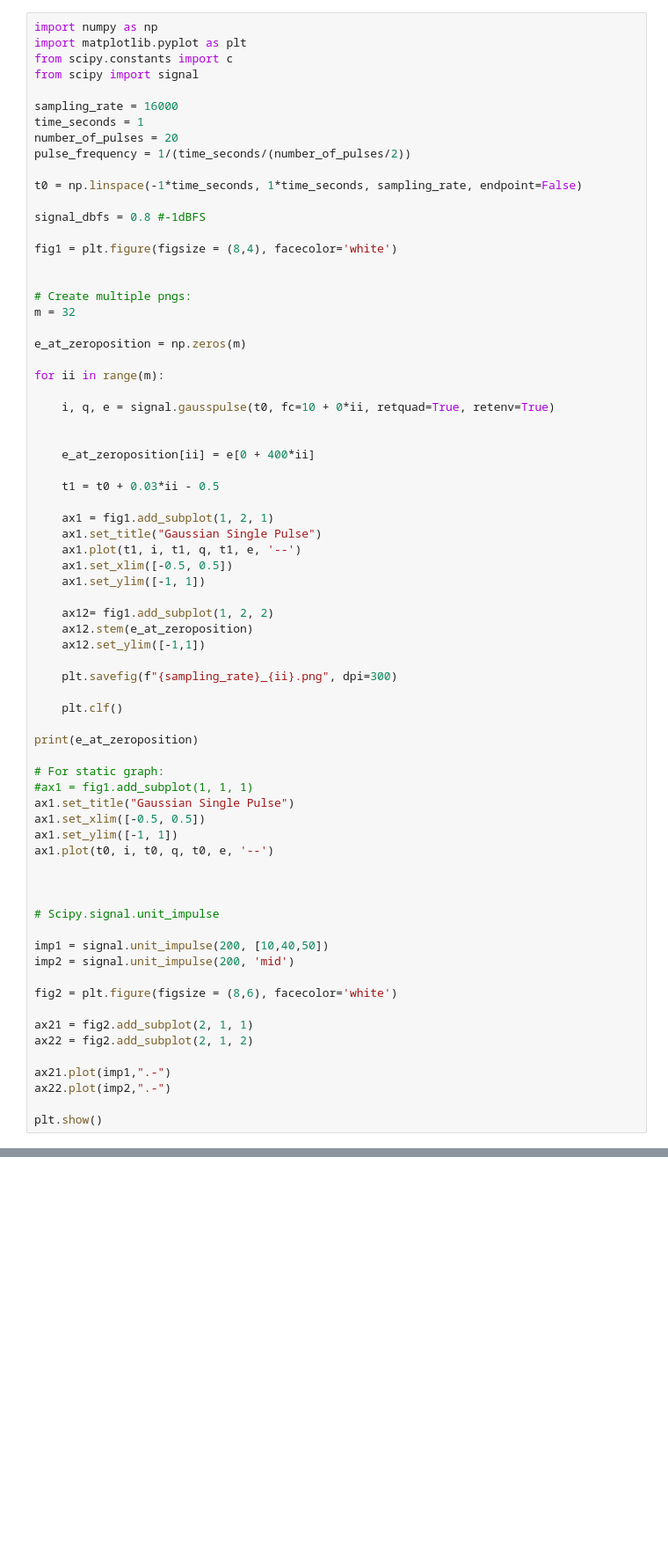
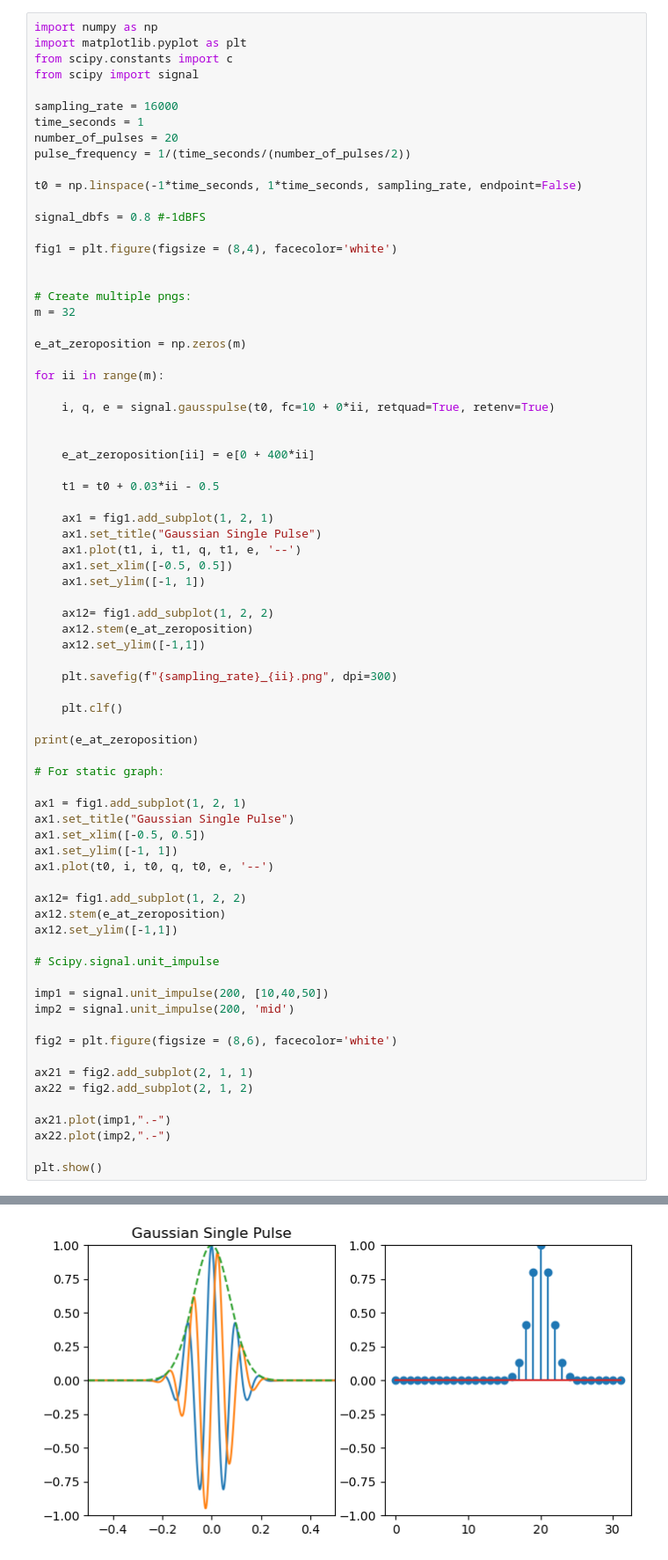
Before and after one commit to tacticstactics/gausspulse, a Jupyter notebook: gausspulse.ipynb, the cells around one changed output, grey strips where cells are left out. Shown: that part at 88% size. Drawn from its saved outputs; the diff is of its cells as text; blank space fills up the shorter version.

```diff
--- a/gausspulse.ipynb
+++ b/gausspulse.ipynb
@@ -47,13 +47,16 @@ for ii in range(m):
 print(e_at_zeroposition)
 
 # For static graph:
-#ax1 = fig1.add_subplot(1, 1, 1)
+
+ax1 = fig1.add_subplot(1, 2, 1)
 ax1.set_title("Gaussian Single Pulse")
 ax1.set_xlim([-0.5, 0.5])
 ax1.set_ylim([-1, 1])
 ax1.plot(t0, i, t0, q, t0, e, '--')
 
-
+ax12= fig1.add_subplot(1, 2, 2)
+ax12.stem(e_at_zeroposition)
+ax12.set_ylim([-1,1])
 
 # Scipy.signal.unit_impulse
 
@@ -69,3 +72,4 @@ ax21.plot(imp1,".-")
 ax22.plot(imp2,".-")
 
 plt.show()
+# %% [output]
@@ -71,0 +84 @@ plt.show()
+[figure, added]
```
Also changed, not shown: parts of 1 cell of this notebook.
